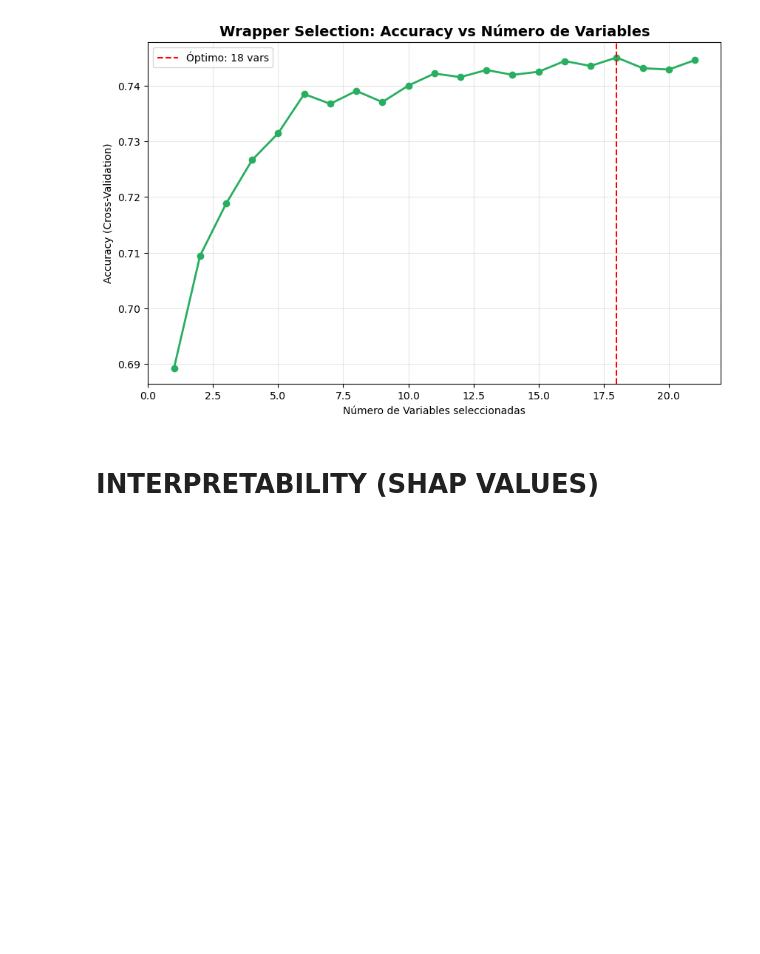
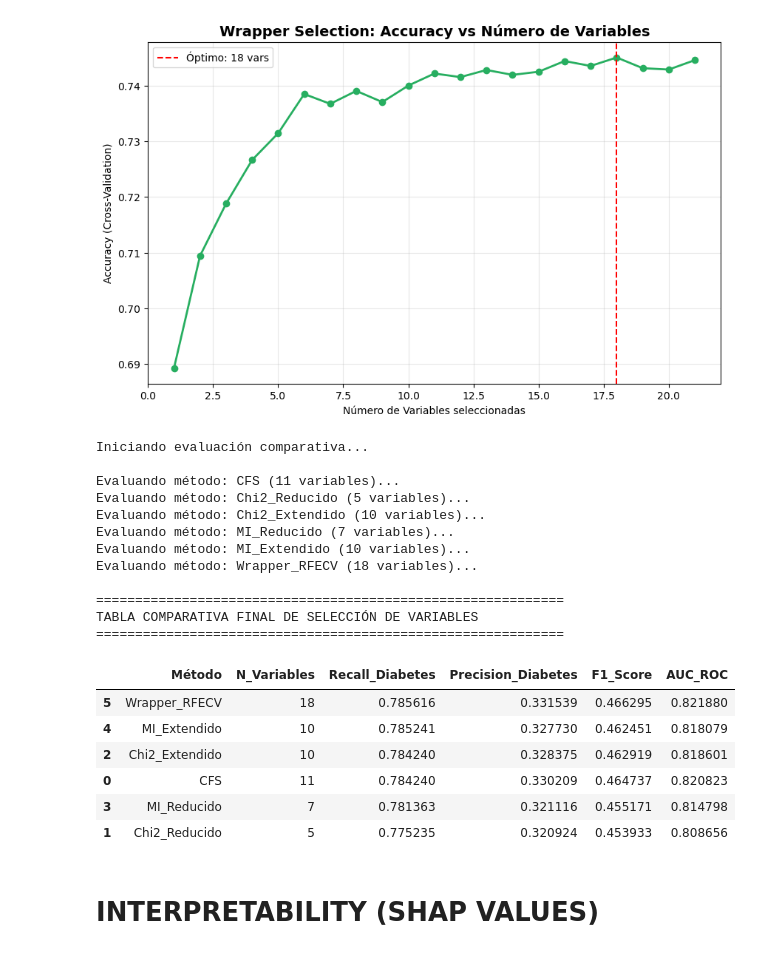
Before and after one commit to Juliahquintas/Master_Ass2_DataProcesses, a Jupyter notebook: code/xgboost.ipynb, the cells around one changed output. Saved outputs shown, nothing was run; the diff lists cells and outputs as text; code cells hidden in the pictures; blank space fills up the shorter version.

```diff
--- a/code/xgboost.ipynb
+++ b/code/xgboost.ipynb
@@ -308,6 +308,81 @@ Iniciando búsqueda del subset óptimo (esto puede tardar)...
 Número óptimo de variables: 18
 Variables seleccionadas: ['BMI', 'HighBP', 'HighChol', 'CholCheck', 'Smoker', 'Stroke', 'HeartAttack', 'PhysActivity', 'Heavy_drinking', 'HealthCare', 'Unaffordable_care', 'DiffWalk', 'Sex', 'GeneralH ...
 [figure]
+# %%
+from sklearn.metrics import recall_score, precision_score, f1_score, roc_auc_score, classification_report
+
+# 1. Definimos el diccionario con todas tus configuraciones
+configuraciones = {
+    'CFS': ['GeneralHealth', 'HighBP', 'BMI', 'Age', 'HighChol', 'DiffWalk', 'Income', 'CholCheck', 'HeartAttack', 'PhysicalHealth', 'Heavy_drinking'],
+    'Chi2_Reducido': ['PhysicalHealth', 'Age', 'GeneralHealth', 'HighBP', 'BMI'],
+    'Chi2_Extendido': ['PhysicalHealth', 'Age', 'GeneralHealth', 'HighBP', 'BMI', 'DiffWalk', 'HighChol', 'Income', 'HeartAttack', 'MentalHealth'],
+    'MI_Reducido': ['GeneralHealth', 'Age', 'HighBP', 'BMI', 'HighChol', 'DiffWalk', 'PhysicalHealth'],
+    'MI_Extendido': ['GeneralHealth', 'Age', 'HighBP', 'BMI', 'HighChol', 'DiffWalk', 'PhysicalHealth', 'Income', 'HeartAttack', 'PhysActivity'],
+    'Wrapper_RFECV': variables_wrapper # La lista que generamos antes
+}
+
+# Lista para guardar los resultados y comparar al final
+resultados_lista = []
+
+print("Iniciando evaluación comparativa...\n")
+
+# 2. El Bucle de Evaluación
+for nombre, lista_vars in configuraciones.items():
+    print(f"Evaluando método: {nombre} ({len(lista_vars)} variables)...")
+
+    # Filtrar conjuntos
+    X_train_loop = X_cv[lista_vars]
+    X_test_loop = X_test[lista_vars]
+
+    # Entrenar (usando tu mejor estimador encontrado)
+    model = random_search.best_estimator_
+    model.fit(X_train_loop, y_cv)
+
+    # Predecir
+    y_pred = model.predict(X_test_loop)
+    y_prob = model.predict_proba(X_test_loop)[:, 1]
+
+    # Calcular métricas (especialmente el Recall para la clase 1)
+    metrics = {
+        'Método': nombre,
+        'N_Variables': len(lista_vars),
+        'Recall_Diabetes': recall_score(y_test, y_pred),
+        'Precision_Diabetes': precision_score(y_test, y_pred),
+        'F1_Score': f1_score(y_test, y_pred),
+        'AUC_ROC': roc_auc_score(y_test, y_prob)
+    }
+    resultados_lista.append(metrics)
+
+    # Opcional: imprimir el reporte completo para cada uno
+    # print(classification_report(y_test, y_pred))
+
+# 3. Crear DataFrame Comparativo Final
+df_comparativo = pd.DataFrame(resultados_lista).sort_values(by='Recall_Diabetes', ascending=False)
+
+print("\n" + "="*60)
+print("TABLA COMPARATIVA FINAL DE SELECCIÓN DE VARIABLES")
+print("="*60)
+display(df_comparativo)
+# %% [output]
+Iniciando evaluación comparativa...
+
+Evaluando método: CFS (11 variables)...
+Evaluando método: Chi2_Reducido (5 variables)...
+Evaluando método: Chi2_Extendido (10 variables)...
+Evaluando método: MI_Reducido (7 variables)...
+Evaluando método: MI_Extendido (10 variables)...
+Evaluando método: Wrapper_RFECV (18 variables)...
+
+============================================================
+TABLA COMPARATIVA FINAL DE SELECCIÓN DE VARIABLES
+============================================================
+|  | Método | N_Variables | Recall_Diabetes | Precision_Diabetes | F1_Score | AUC_ROC |
+| 5 | Wrapper_RFECV | 18 | 0.785616 | 0.331539 | 0.466295 | 0.821880 |
+| 4 | MI_Extendido | 10 | 0.785241 | 0.327730 | 0.462451 | 0.818079 |
+| 2 | Chi2_Extendido | 10 | 0.784240 | 0.328375 | 0.462919 | 0.818601 |
+| 0 | CFS | 11 | 0.784240 | 0.330209 | 0.464737 | 0.820823 |
+| 3 | MI_Reducido | 7 | 0.781363 | 0.321116 | 0.455171 | 0.814798 |
+| 1 | Chi2_Reducido | 5 | 0.775235 | 0.320924 | 0.453933 | 0.808656 |
 # %% [markdown]
 # INTERPRETABILITY (SHAP VALUES)
 # %%
```
Also changed, not shown: parts of 1 cell of this notebook.
